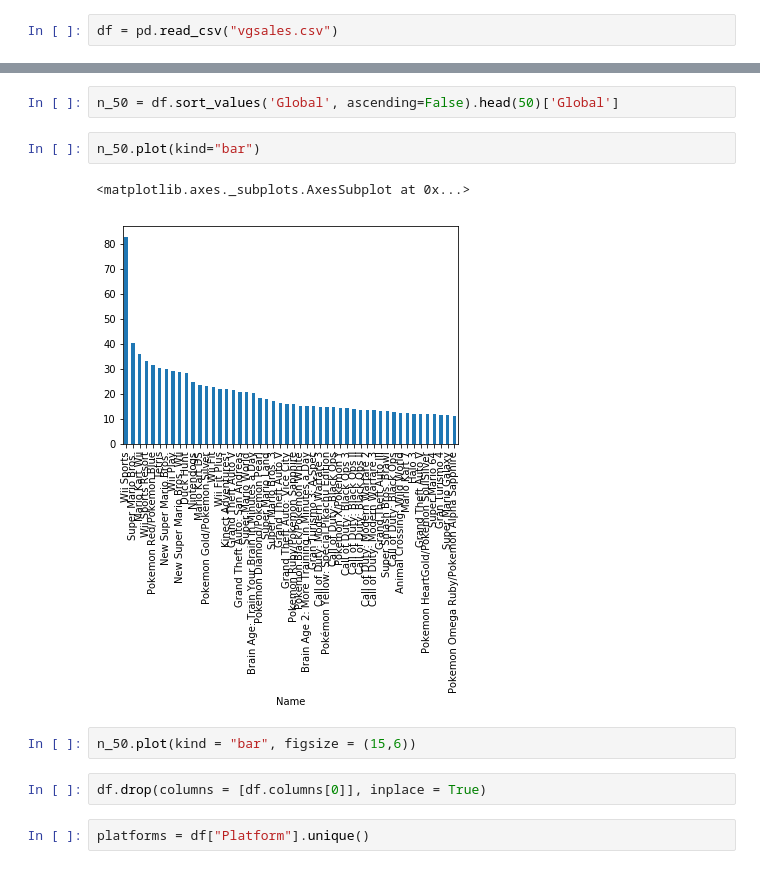
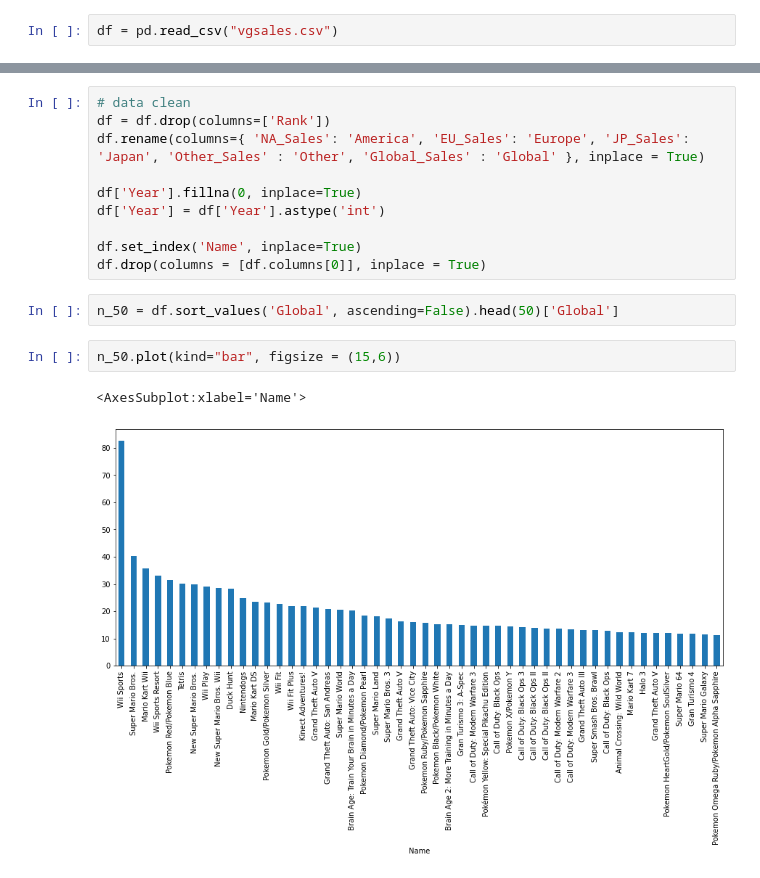
Before and after one commit to rohanojha979/Video-Game-Project, a Jupyter notebook: notebook.ipynb, the cells around one changed output, grey strips where cells are left out. Drawn from its saved outputs; the diff is of its cells as text.

```diff
--- a/notebook.ipynb
+++ b/notebook.ipynb
@@ -54,13 +45,17 @@ df.head()
+# %%
+# data clean
+df = df.drop(columns=['Rank'])
+df.rename(columns={ 'NA_Sales': 'America', 'EU_Sales': 'Europe', 'JP_Sales': 'Japan', 'Other_Sales' : 'Other', 'Global_Sales' : 'Global' }, inplace = True)
+
+df['Year'].fillna(0, inplace=True)
+df['Year'] = df['Year'].astype('int')
+
+df.set_index('Name', inplace=True)
+df.drop(columns = [df.columns[0]], inplace = True)
 # %%
 n_50 = df.sort_values('Global', ascending=False).head(50)['Global']
 # %%
-n_50.plot(kind="bar")
+n_50.plot(kind="bar", figsize = (15,6))
 # %% [output]
-<matplotlib.axes._subplots.AxesSubplot at 0x...>
+<AxesSubplot:xlabel='Name'>
-[figure, old version]
+[figure, new version]
-# %%
-n_50.plot(kind = "bar", figsize = (15,6))
-# %%
-df.drop(columns = [df.columns[0]], inplace = True)
-# %%
-platforms = df["Platform"].unique()
```
Also changed, not shown: parts of 20 cells of this notebook, 1 other file.
